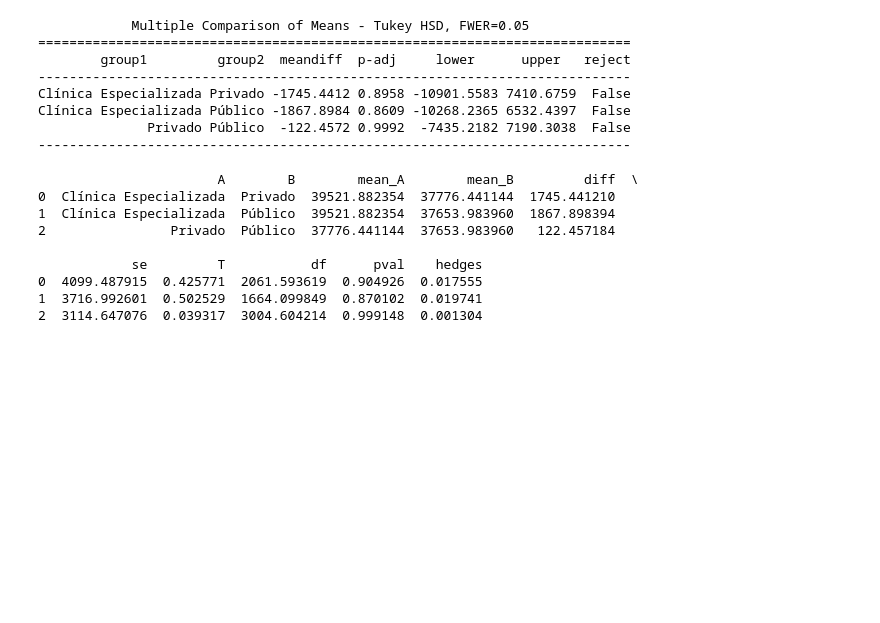
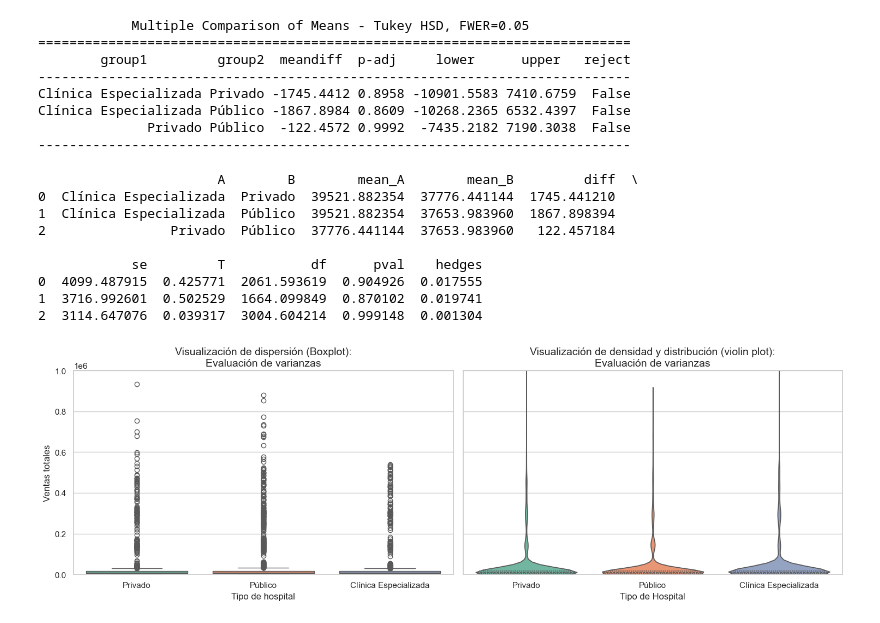
Before and after one commit to Alop89/Projects_portfolio, a Jupyter notebook: inteligencia_comercial_medtech/notebooks/eda_medtech.ipynb, the cells around one changed output. Drawn from its saved outputs; the diff is of its cells as text; code cells hidden in the pictures; blank space fills up the shorter version.

```diff
--- a/inteligencia_comercial_medtech/notebooks/eda_medtech.ipynb
+++ b/inteligencia_comercial_medtech/notebooks/eda_medtech.ipynb
@@ -261,3 +305,41 @@ print(gh_test)
 0  4099.487915  0.425771  2061.593619  0.904926  0.017555
 1  3716.992601  0.502529  1664.099849  0.870102  0.019741
 2  3114.647076  0.039317  3004.604214  0.999148  0.001304
+# %%
+# Demostración gráfica de diferencia entre las varianzas
+
+sns.set_theme(style = 'whitegrid')
+
+fig, (ax1, ax2) = plt.subplots(1,2,figsize = (15,5), sharey= True)
+
+sns.boxplot(
+    data = df_clean,
+    x = 'Hospital_Type',
+    y = 'Total_Sales_USD',
+    hue = 'Hospital_Type',
+    palette = 'Set2',
+    ax = ax1
+)
+
+ax1.set_title('Visualización de dispersión (Boxplot):\nEvaluación de varianzas', fontsize=14)
+ax1.set_xlabel('Tipo de hospital', fontsize = 12)
+ax1.set_ylabel('Ventas totales', fontsize = 12)
+ax1.set_ylim(bottom= 0 , top = 1000000)
+
+sns.violinplot(
+    data = df_clean,
+    x = 'Hospital_Type',
+    y = 'Total_Sales_USD',
+    palette = 'Set2',
+    hue = 'Hospital_Type',
+    inner = 'quartile'
+)
+
+ax2.set_title('Visualización de densidad y distribución (violin plot):\nEvaluación de varianzas', fontsize=14)
+ax2.set_xlabel('Tipo de Hospital', fontsize=12)
+ax2.set_ylabel('Ventas Totales (USD)', fontsize=12)
+
+plt.tight_layout()
+plt.show()
+# %% [output]
+[figure, added]
```
Also changed, not shown: parts of 19 cells of this notebook.
